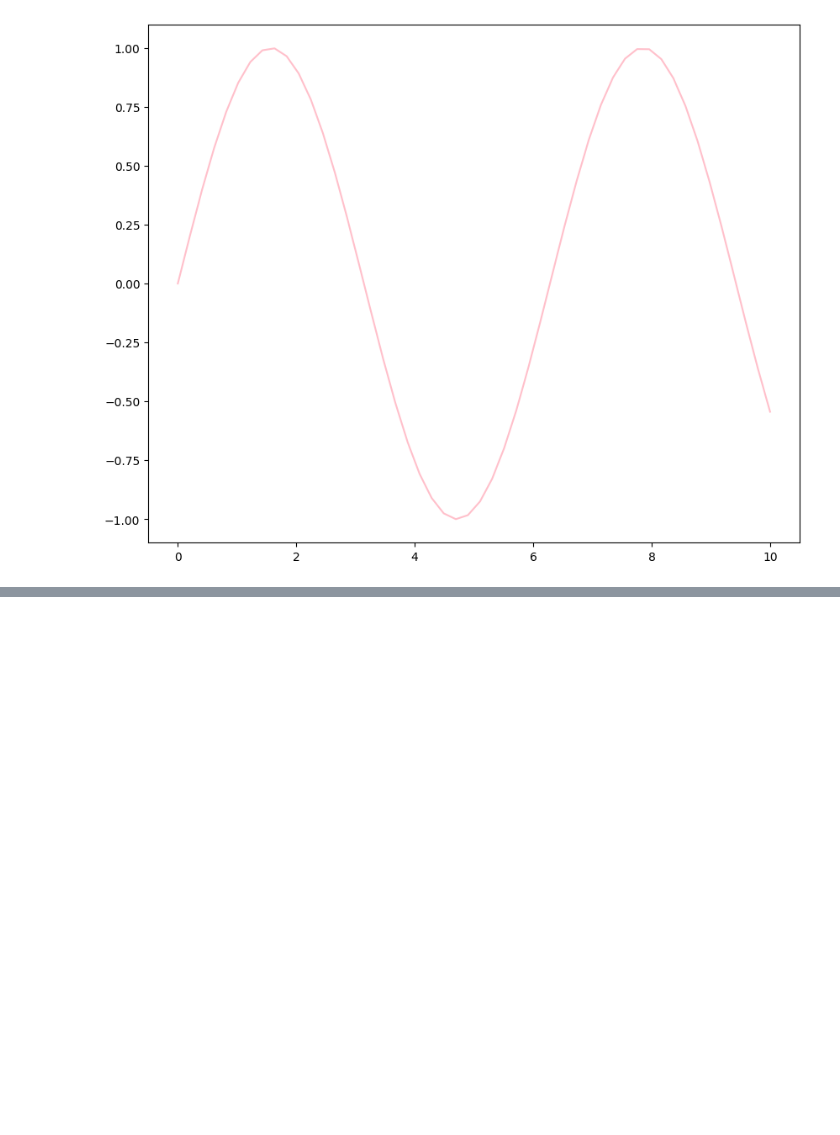
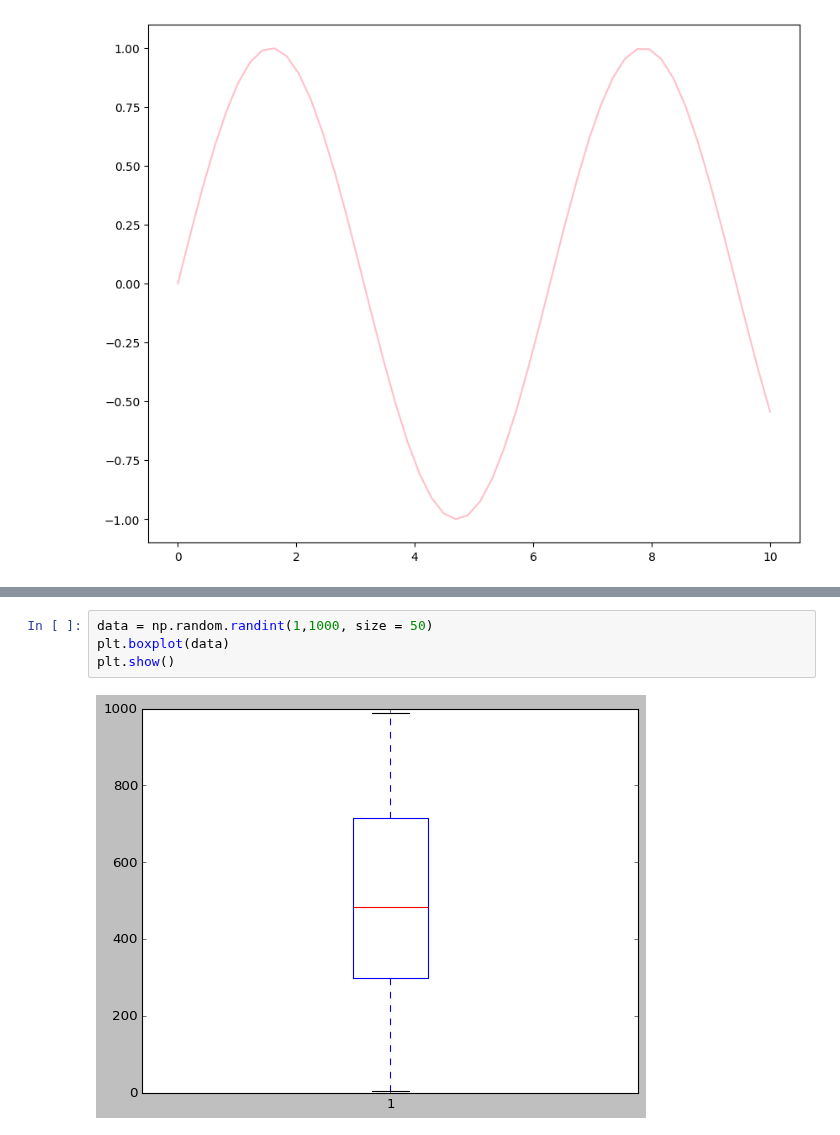
Before and after one commit to corpsedust/NareshIT, a Jupyter notebook: Self-practice(Tasks and IQ stuff)/Matplotlibpractice.ipynb, the cells around one changed output, grey strips where cells are left out. Cells and saved outputs as stored; diff of their text form; blank space fills up the shorter version.

```diff
--- a/Self-practice(Tasks and IQ stuff)/Matplotlibpractice.ipynb
+++ b/Self-practice(Tasks and IQ stuff)/Matplotlibpractice.ipynb
@@ -367,0 +378,6 @@ NameError: name 'A' is not defined
+# %%
+data = np.random.randint(1,1000, size = 50)
+plt.boxplot(data)
+plt.show()
+# %% [output]
+[figure, added]
```
Also changed, not shown: parts of 11 cells of this notebook.
